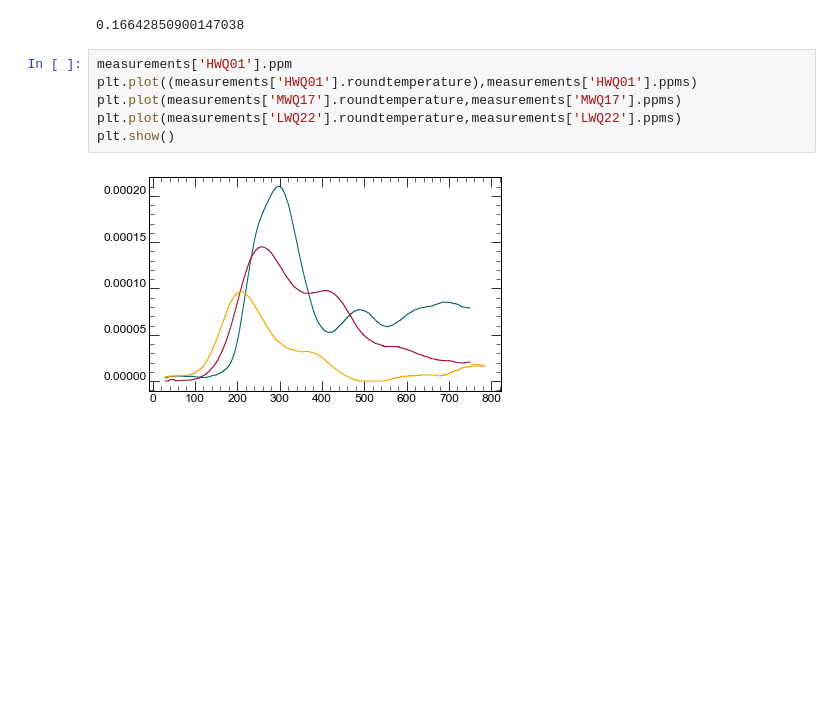
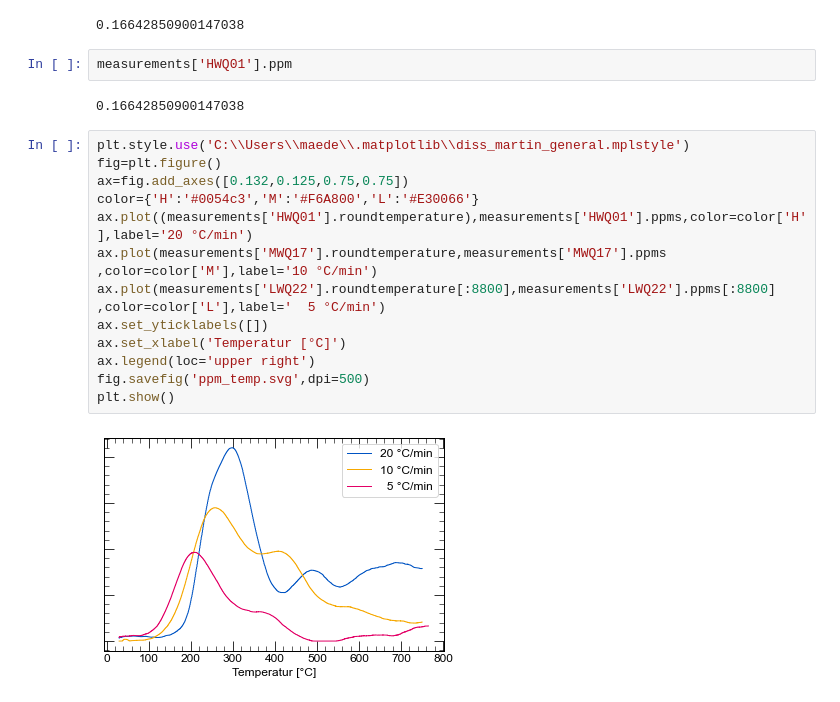
Before and after one commit to KMDE-10/HYDROGEN, a Jupyter notebook: 2020-11_HYDROGEN.ipynb, the cells around one changed output. Saved outputs shown, nothing was run; the diff lists cells and outputs as text; blank space fills up the shorter version.

```diff
--- a/2020-11_HYDROGEN.ipynb
+++ b/2020-11_HYDROGEN.ipynb
@@ -1850,11 +1873,22 @@ measurements['MWQ17'].ppm
 measurements['HWQ01'].ppm
 # %% [output]
 0.16642850900147038
-# %%
-measurements['HWQ01'].ppm
-plt.plot((measurements['HWQ01'].roundtemperature),measurements['HWQ01'].ppms)
-plt.plot(measurements['MWQ17'].roundtemperature,measurements['MWQ17'].ppms)
-plt.plot(measurements['LWQ22'].roundtemperature,measurements['LWQ22'].ppms)
-plt.show()
-# %% [output]
-[figure, removed]
+# %%
+measurements['HWQ01'].ppm
+# %% [output]
+0.16642850900147038
+# %%
+plt.style.use('C:\\Users\\maede\\.matplotlib\\diss_martin_general.mplstyle')
+fig=plt.figure()
+ax=fig.add_axes([0.132,0.125,0.75,0.75])
+color={'H':'#0054c3','M':'#F6A800','L':'#E30066'}
+ax.plot((measurements['HWQ01'].roundtemperature),measurements['HWQ01'].ppms,color=color['H'],label='20 °C/min')
+ax.plot(measurements['MWQ17'].roundtemperature,measurements['MWQ17'].ppms  ,color=color['M'],label='10 °C/min')
+ax.plot(measurements['LWQ22'].roundtemperature[:8800],measurements['LWQ22'].ppms[:8800]  ,color=color['L'],label='  5 °C/min')
+ax.set_yticklabels([])
+ax.set_xlabel('Temperatur [°C]')
+ax.legend(loc='upper right')
+fig.savefig('ppm_temp.svg',dpi=500)
+plt.show()
+# %% [output]
+[figure, added]
```
Also changed, not shown: parts of 12 cells of this notebook, 1 other file.
